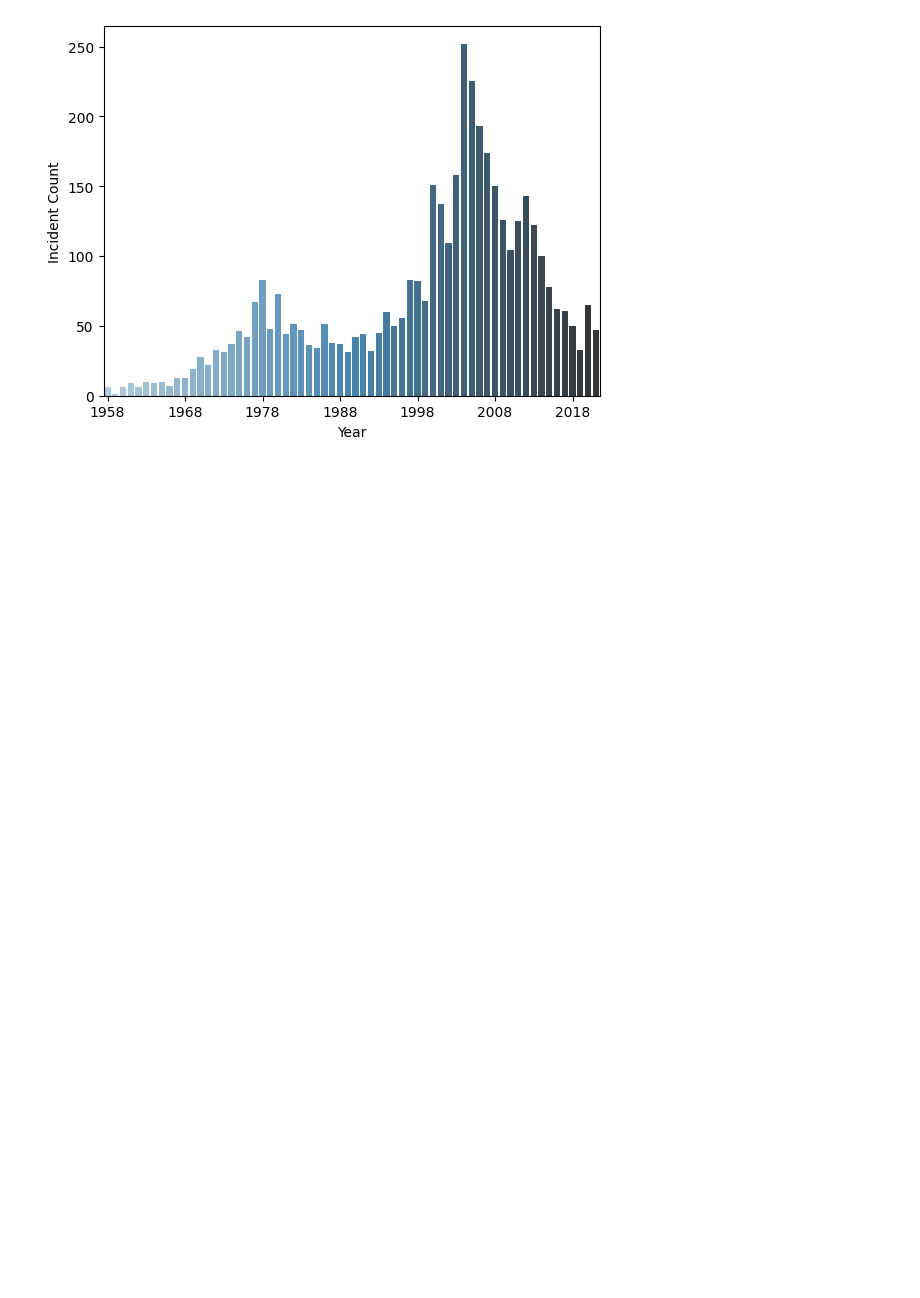
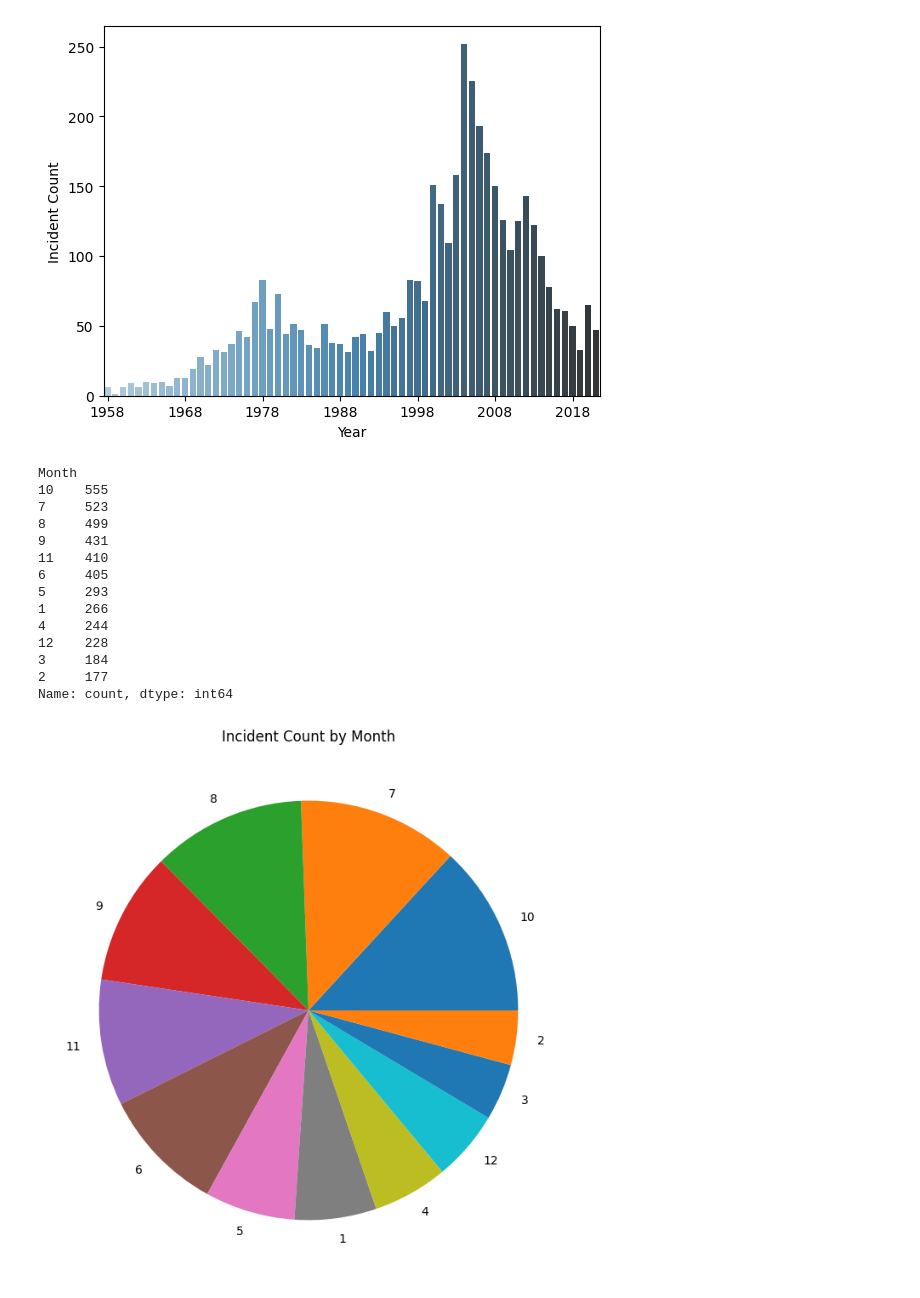
Before and after one commit to fiorigzg/bigfoot, a Jupyter notebook: locations.ipynb, the cells around one changed output. Drawn from its saved outputs; the diff is of its cells as text; code cells hidden in the pictures; blank space fills up the shorter version.

```diff
--- a/locations.ipynb
+++ b/locations.ipynb
@@ -56,0 +52,23 @@ Passing `palette` without assigning `hue` is deprecated and will be removed in v
+# %%
+month_counts = df['Month'].value_counts()
+print(month_counts)
+plt.figure(figsize=(10,8))
+plt.pie(month_counts, labels = month_counts.index)
+plt.title('Incident Count by Month')
+plt.show()
+# %% [output]
+Month
+10    555
+7     523
+8     499
+9     431
+11    410
+6     405
+5     293
+1     266
+4     244
+12    228
+3     184
+2     177
+Name: count, dtype: int64
+[figure, added]
```
Also changed, not shown: parts of 1 cell of this notebook, 3 other files.
